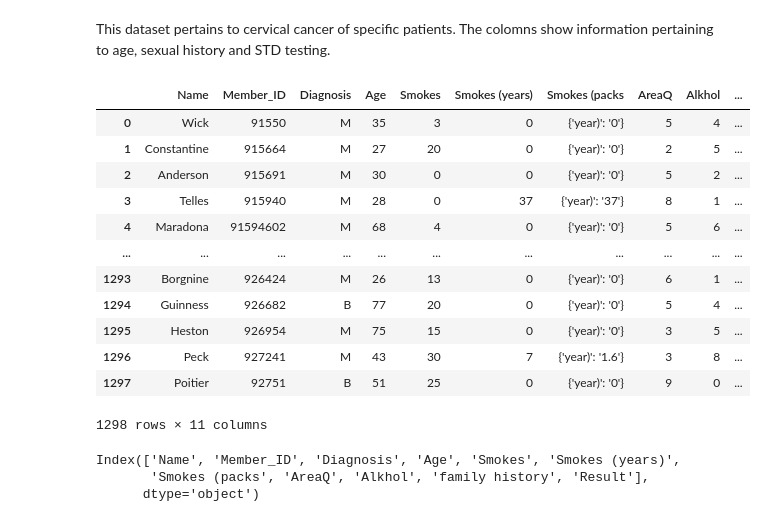
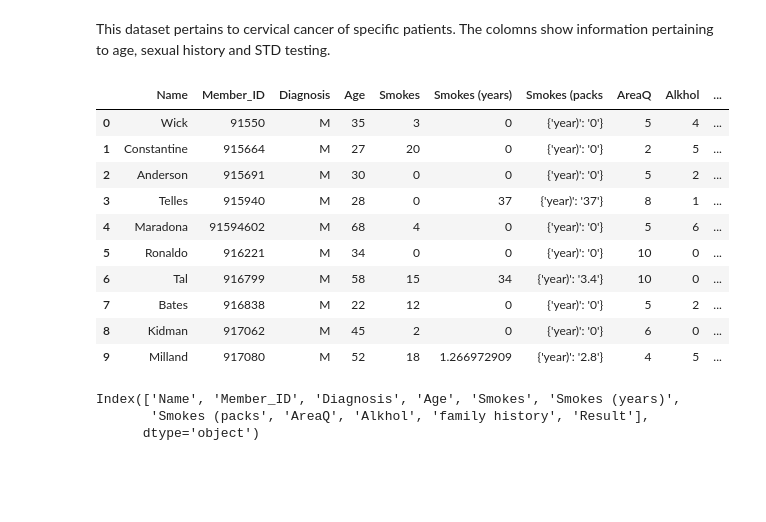
Before and after one commit to malh718/datasci_1_loading, a Jupyter notebook: HHA507HW1.ipynb, the cells around one changed output. Saved outputs shown, nothing was run; the diff lists cells and outputs as text; code cells hidden in the pictures; blank space fills up the shorter version.

```diff
--- a/HHA507HW1.ipynb
+++ b/HHA507HW1.ipynb
@@ -224,21 +229,19 @@ This dataset pertains to cervical cancer of specific patients. The colomns show
 # %%
 lungcancer = pd.read_json('lung_cancer.json')
 # %%
-lungcancer
+lungcancer.head(10)
 # %% [output]
 |  | Name | Member_ID | Diagnosis | Age | Smokes | Smokes (years) | Smokes (packs | AreaQ | Alkhol | ... |
 | 0 | Wick | 91550 | M | 35 | 3 | 0 | {'year)': '0'} | 5 | 4 | ... |
 | 1 | Constantine | 915664 | M | 27 | 20 | 0 | {'year)': '0'} | 2 | 5 | ... |
 | 2 | Anderson | 915691 | M | 30 | 0 | 0 | {'year)': '0'} | 5 | 2 | ... |
 | 3 | Telles | 915940 | M | 28 | 0 | 37 | {'year)': '37'} | 8 | 1 | ... |
 | 4 | Maradona | 91594602 | M | 68 | 4 | 0 | {'year)': '0'} | 5 | 6 | ... |
-| ... | ... | ... | ... | ... | ... | ... | ... | ... | ... | ... |
-| 1293 | Borgnine | 926424 | M | 26 | 13 | 0 | {'year)': '0'} | 6 | 1 | ... |
-| 1294 | Guinness | 926682 | B | 77 | 20 | 0 | {'year)': '0'} | 5 | 4 | ... |
-| 1295 | Heston | 926954 | M | 75 | 15 | 0 | {'year)': '0'} | 3 | 5 | ... |
-| 1296 | Peck | 927241 | M | 43 | 30 | 7 | {'year)': '1.6'} | 3 | 8 | ... |
-| 1297 | Poitier | 92751 | B | 51 | 25 | 0 | {'year)': '0'} | 9 | 0 | ... |
+| 5 | Ronaldo | 916221 | M | 34 | 0 | 0 | {'year)': '0'} | 10 | 0 | ... |
+| 6 | Tal | 916799 | M | 58 | 15 | 34 | {'year)': '3.4'} | 10 | 0 | ... |
+| 7 | Bates | 916838 | M | 22 | 12 | 0 | {'year)': '0'} | 5 | 2 | ... |
+| 8 | Kidman | 917062 | M | 45 | 2 | 0 | {'year)': '0'} | 6 | 0 | ... |
+| 9 | Milland | 917080 | M | 52 | 18 | 1.266972909 | {'year)': '2.8'} | 4 | 5 | ... |
-1298 rows × 11 columns
 # %%
 lungcancer.columns
 # %% [output]
```
Also changed, not shown: parts of 9 cells of this notebook.
